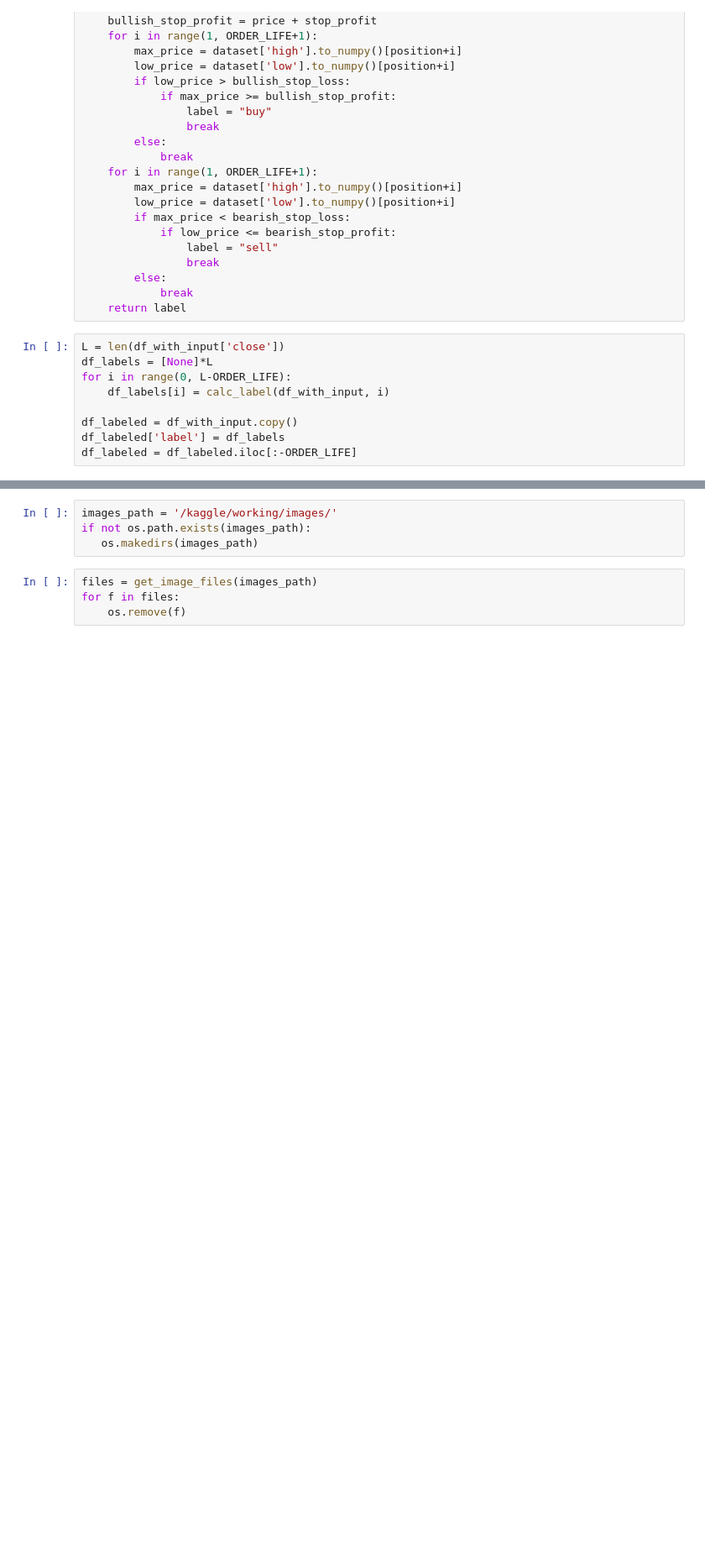
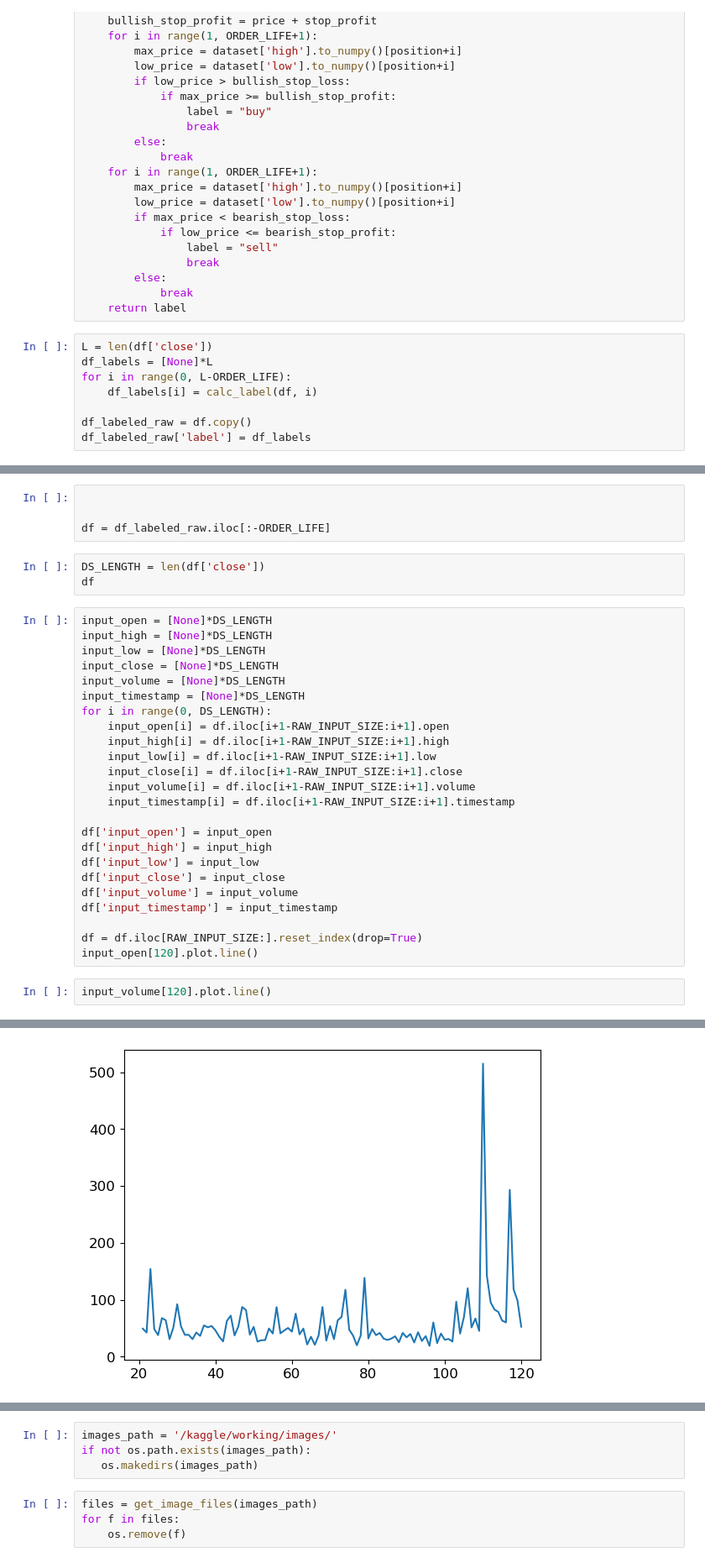
Before and after one commit to Neuron-Sages/neusa-py, a Jupyter notebook: neusa-fastai.ipynb, the cells around one changed output, grey strips where cells are left out. Shown at 84% size. Saved outputs shown, nothing was run; the diff lists cells and outputs as text; blank space fills up the shorter version.

```diff
--- a/neusa-fastai.ipynb
+++ b/neusa-fastai.ipynb
@@ -134,11 +105,10 @@ def calc_label(dataset, position):
             break
     return label
 # %%
-L = len(df_with_input['close'])
+L = len(df['close'])
 df_labels = [None]*L
 for i in range(0, L-ORDER_LIFE):
-    df_labels[i] = calc_label(df_with_input, i)
+    df_labels[i] = calc_label(df, i)
 
-df_labeled = df_with_input.copy()
-df_labeled['label'] = df_labels
-df_labeled = df_labeled.iloc[:-ORDER_LIFE]
+df_labeled_raw = df.copy()
+df_labeled_raw['label'] = df_labels
@@ -179,0 +131,34 @@ def downsample():
+# %%
+
+
+df = df_labeled_raw.iloc[:-ORDER_LIFE]
+# %%
+DS_LENGTH = len(df['close'])
+df
+# %%
+input_open = [None]*DS_LENGTH
+input_high = [None]*DS_LENGTH
+input_low = [None]*DS_LENGTH
+input_close = [None]*DS_LENGTH
+input_volume = [None]*DS_LENGTH
+input_timestamp = [None]*DS_LENGTH
+for i in range(0, DS_LENGTH):
+    input_open[i] = df.iloc[i+1-RAW_INPUT_SIZE:i+1].open
+    input_high[i] = df.iloc[i+1-RAW_INPUT_SIZE:i+1].high
+    input_low[i] = df.iloc[i+1-RAW_INPUT_SIZE:i+1].low
+    input_close[i] = df.iloc[i+1-RAW_INPUT_SIZE:i+1].close
+    input_volume[i] = df.iloc[i+1-RAW_INPUT_SIZE:i+1].volume
+    input_timestamp[i] = df.iloc[i+1-RAW_INPUT_SIZE:i+1].timestamp
+
+df['input_open'] = input_open
+df['input_high'] = input_high
+df['input_low'] = input_low
+df['input_close'] = input_close
+df['input_volume'] = input_volume
+df['input_timestamp'] = input_timestamp
+
+df = df.iloc[RAW_INPUT_SIZE:].reset_index(drop=True)
+input_open[120].plot.line()
+# %%
+input_volume[120].plot.line()
+# %% [output]
@@ -179,0 +166 @@ def downsample():
+[figure, added]
```
Also changed, not shown: parts of 30 cells of this notebook, 2 other files.
